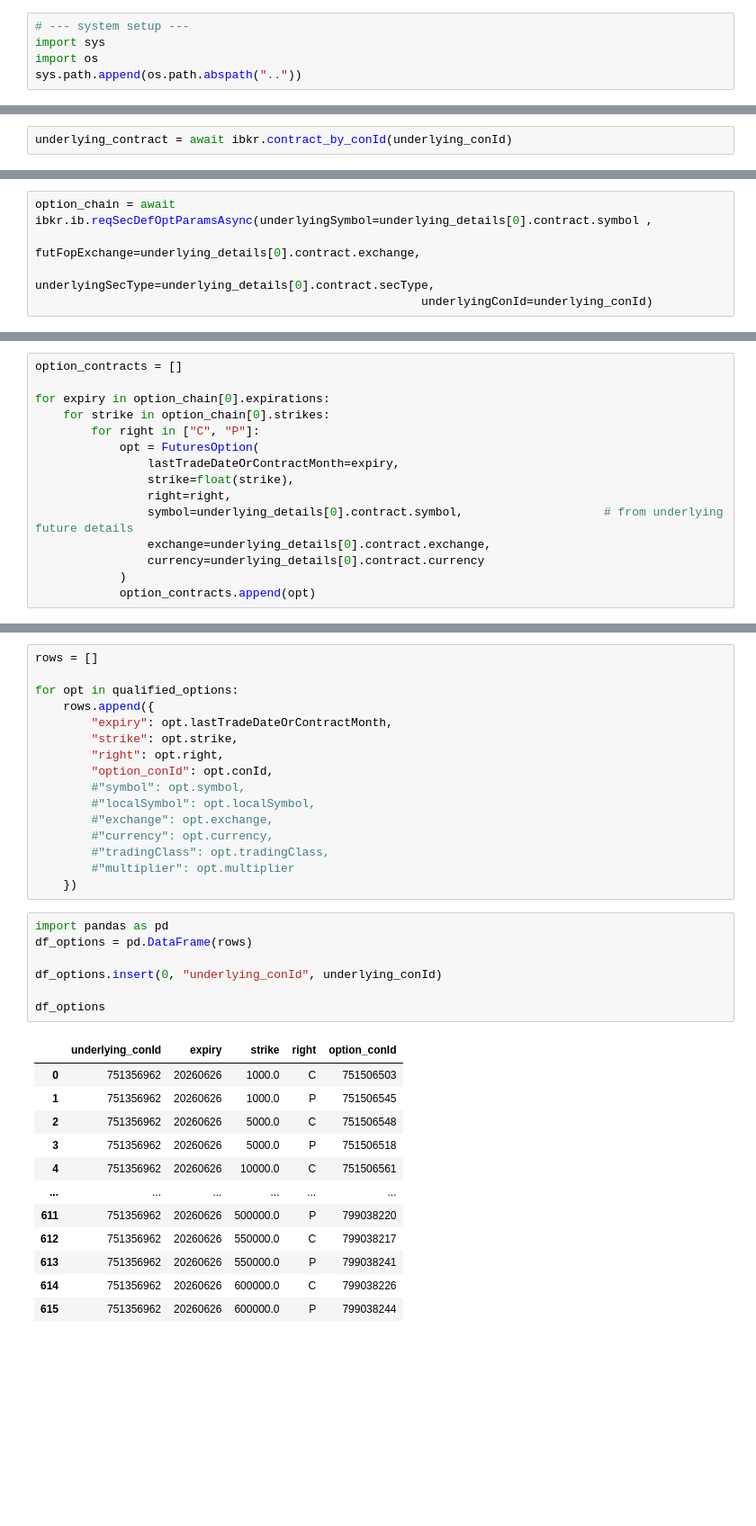
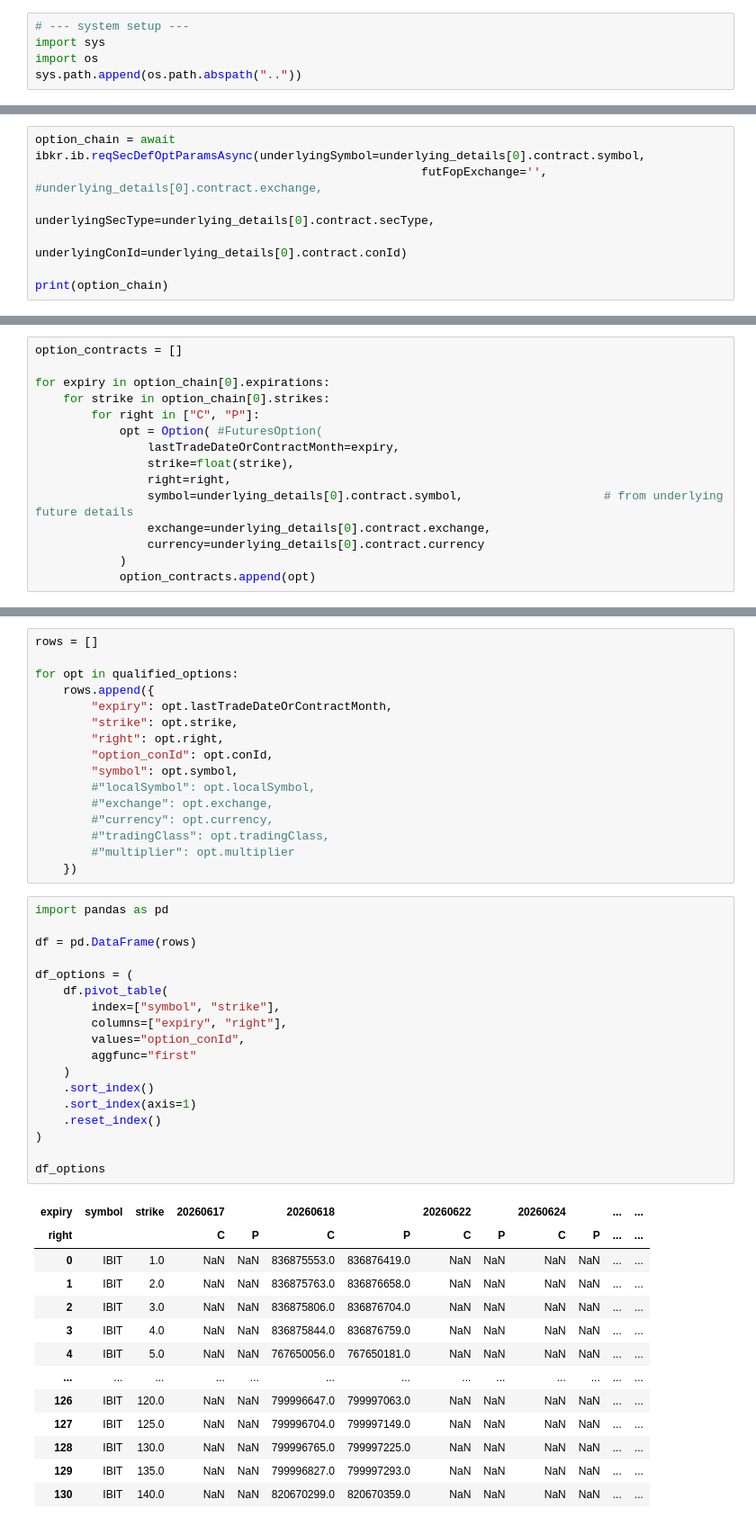
Before and after one commit to mikehyland-quant/crypto-project, a Jupyter notebook: ibkr/IBKR_Get_Option_ConIDs.ipynb, the cells around one changed output, grey strips where cells are left out. Shown at 90% size. Drawn from its saved outputs; the diff is of its cells as text; blank space fills up the shorter version.

```diff
--- a/ibkr/IBKR_Get_Option_ConIDs.ipynb
+++ b/ibkr/IBKR_Get_Option_ConIDs.ipynb
@@ -20,4 +44,2 @@ underlying_conId = 751356962
-# %%
-underlying_contract = await ibkr.contract_by_conId(underlying_conId)
 # %%
 underlying_details = await ibkr.ib.reqContractDetailsAsync(underlying_contract)
@@ -28,5 +49,7 @@ print(underlying_details)
 # %%
-option_chain = await ibkr.ib.reqSecDefOptParamsAsync(underlyingSymbol=underlying_details[0].contract.symbol ,
-                                                       futFopExchange=underlying_details[0].contract.exchange,
+option_chain = await ibkr.ib.reqSecDefOptParamsAsync(underlyingSymbol=underlying_details[0].contract.symbol,
+                                                       futFopExchange='', #underlying_details[0].contract.exchange,
                                                        underlyingSecType=underlying_details[0].contract.secType,
-                                                       underlyingConId=underlying_conId)
+                                                       underlyingConId=underlying_details[0].contract.conId)
+
+print(option_chain)
@@ -48,7 +70,7 @@ option_contracts = []
 for expiry in option_chain[0].expirations:
     for strike in option_chain[0].strikes:
         for right in ["C", "P"]:
-            opt = FuturesOption(
+            opt = Option( #FuturesOption(
                 lastTradeDateOrContractMonth=expiry,
                 strike=float(strike),
                 right=right,
@@ -74,7 +114,7 @@ for opt in qualified_options:
         "strike": opt.strike,
         "right": opt.right,
         "option_conId": opt.conId,
-        #"symbol": opt.symbol,
+        "symbol": opt.symbol,
         #"localSymbol": opt.localSymbol,
         #"exchange": opt.exchange,
         #"currency": opt.currency,
@@ -83,21 +123,33 @@ for opt in qualified_options:
     })
 # %%
 import pandas as pd
-df_options = pd.DataFrame(rows)
 
-df_options.insert(0, "underlying_conId", underlying_conId)
+df = pd.DataFrame(rows)
+
+df_options = (
+    df.pivot_table(
+        index=["symbol", "strike"],
+        columns=["expiry", "right"],
+        values="option_conId",
+        aggfunc="first"
+    )
+    .sort_index()
+    .sort_index(axis=1)
+    .reset_index()
+)
 
 df_options
 # %% [output]
-|  | underlying_conId | expiry | strike | right | option_conId |
-| 0 | 751356962 | 20260626 | 1000.0 | C | 751506503 |
-| 1 | 751356962 | 20260626 | 1000.0 | P | 751506545 |
-| 2 | 751356962 | 20260626 | 5000.0 | C | 751506548 |
-| 3 | 751356962 | 20260626 | 5000.0 | P | 751506518 |
-| 4 | 751356962 | 20260626 | 10000.0 | C | 751506561 |
-| ... | ... | ... | ... | ... | ... |
-| 611 | 751356962 | 20260626 | 500000.0 | P | 799038220 |
-| 612 | 751356962 | 20260626 | 550000.0 | C | 799038217 |
-| 613 | 751356962 | 20260626 | 550000.0 | P | 799038241 |
-| 614 | 751356962 | 20260626 | 600000.0 | C | 799038226 |
-| 615 | 751356962 | 20260626 | 600000.0 | P | 799038244 |
+| expiry | symbol | strike | 20260617 |  | 20260618 |  | 20260622 |  | 20260624 |  | ... | ... |
+| right |  |  | C | P | C | P | C | P | C | P | ... | ... |
+| 0 | IBIT | 1.0 | NaN | NaN | 836875553.0 | 836876419.0 | NaN | NaN | NaN | NaN | ... | ... |
+| 1 | IBIT | 2.0 | NaN | NaN | 836875763.0 | 836876658.0 | NaN | NaN | NaN | NaN | ... | ... |
+| 2 | IBIT | 3.0 | NaN | NaN | 836875806.0 | 836876704.0 | NaN | NaN | NaN | NaN | ... | ... |
+| 3 | IBIT | 4.0 | NaN | NaN | 836875844.0 | 836876759.0 | NaN | NaN | NaN | NaN | ... | ... |
+| 4 | IBIT | 5.0 | NaN | NaN | 767650056.0 | 767650181.0 | NaN | NaN | NaN | NaN | ... | ... |
+| ... | ... | ... | ... | ... | ... | ... | ... | ... | ... | ... | ... | ... |
+| 126 | IBIT | 120.0 | NaN | NaN | 799996647.0 | 799997063.0 | NaN | NaN | NaN | NaN | ... | ... |
+| 127 | IBIT | 125.0 | NaN | NaN | 799996704.0 | 799997149.0 | NaN | NaN | NaN | NaN | ... | ... |
+| 128 | IBIT | 130.0 | NaN | NaN | 799996765.0 | 799997225.0 | NaN | NaN | NaN | NaN | ... | ... |
+| 129 | IBIT | 135.0 | NaN | NaN | 799996827.0 | 799997293.0 | NaN | NaN | NaN | NaN | ... | ... |
+| 130 | IBIT | 140.0 | NaN | NaN | 820670299.0 | 820670359.0 | NaN | NaN | NaN | NaN | ... | ... |
```
Also changed, not shown: parts of 13 cells of this notebook, 5 other files.
